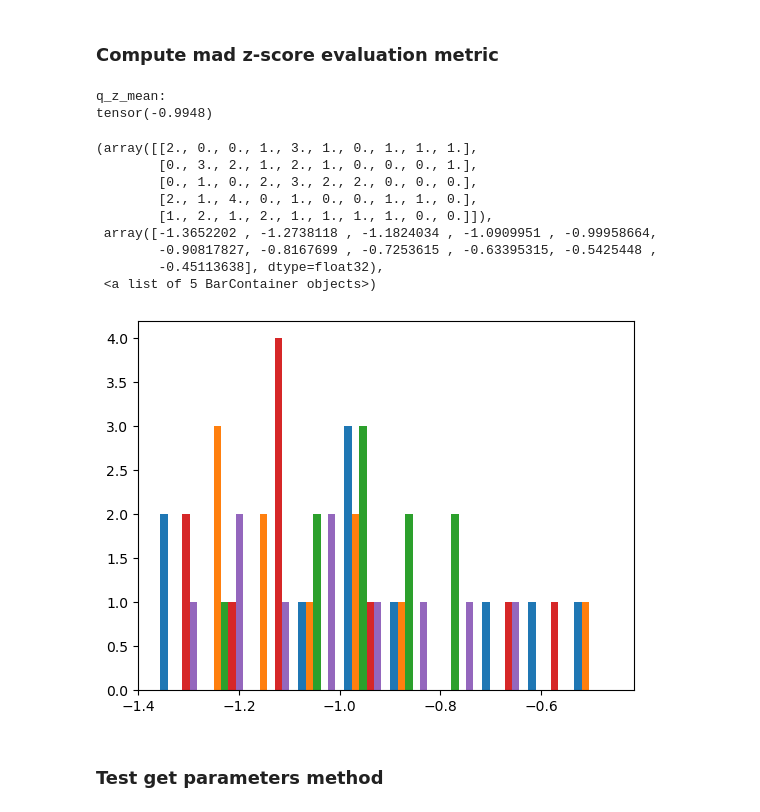
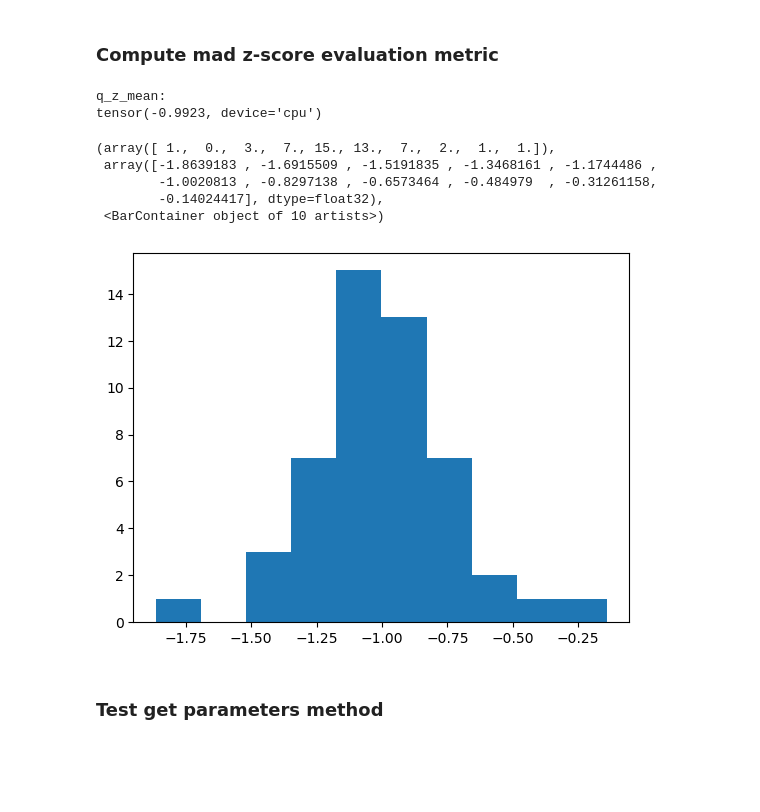
Before and after one commit to skambha6/tissue_purifier_sk, a Jupyter notebook: src/tissue_purifier/genex/pyro_simulations_from_scratch.ipynb, the cells around one changed output. Cells and saved outputs as stored; diff of their text form; code cells hidden in the pictures; blank space fills up the shorter version.

```diff
--- a/src/tissue_purifier/genex/pyro_simulations_from_scratch.ipynb
+++ b/src/tissue_purifier/genex/pyro_simulations_from_scratch.ipynb
@@ -50,5 +51,5 @@ use_covariates_generate = True
 # %%
-## simulate fake counts
+## simulate fake ncv/covariate counts
 
 beta0_k1g = dist.Normal(-2, 1).sample((k,g))[:, None, :]
 
@@ -62,15 +63,15 @@ total_umi_n11 = total_umi_n1[..., None]
 
 # sample fake ncv vectors
 prob = np.array([0.75])
-ncv_n1l = dist.Dirichlet(torch.tensor(np.repeat(prob,[l]))).sample((n,1))
+covar_n1l = dist.Dirichlet(torch.tensor(np.repeat(prob,[l]))).sample((n,1))
 #ncv_n1l = torch.ones((n,1,l))
 
 #print(ncv_n1l)
-ncv_nl = torch.squeeze(ncv_n1l, 1)
-ncv_nl1 = ncv_nl.unsqueeze(dim=-1)
+covar_nl = torch.squeeze(covar_n1l, 1)
+covar_nl1 = covar_nl.unsqueeze(dim=-1)
 
 ## sample fake covariates
-beta_klg = dist.Normal(0,1).sample((k,l,g))
+beta_klg = dist.Normal(0,covar_var).sample((k,l,g))
 
 ## mean centering beta ##
 #mean = torch.mean(beta_klg, dim=-2)
@@ -91,7 +92,7 @@ beta_nlg = beta_klg[cell_ids_n]
 #print(torch.sum(ncv_nl1 * beta_nlg, dim=-2, keepdim=True))
 
 if use_covariates_generate:
-    log_mu_n1g = beta0_n1g + torch.sum(ncv_nl1 * beta_nlg, dim=-2, keepdim=True)
+    log_mu_n1g = beta0_n1g + torch.sum(covar_nl1 * beta_nlg, dim=-2, keepdim=True)
     #log_mu_n1g = torch.sum(ncv_nl1 * beta_nlg, dim=-2, keepdim=True)
 else:
     log_mu_n1g = beta0_n1g
@@ -125,14 +176,15 @@ from scipy import sparse
 counts_ng = np.float32(sim_counts_n1g.squeeze()) ## assume n and g aren't 1
 sim_anndata = anndata.AnnData(X=sparse.csr_matrix(counts_ng))
 sim_anndata.obs['cell_type'] = cell_ids_n.numpy()
-sim_anndata.obsm['ncv'] = np.array(ncv_nl)
+
+sim_anndata.obsm[simulate_covar] = np.array(covar_nl)
 
 ## Run GLM
 
 gene_dataset = make_gene_dataset_from_anndata(
         anndata=sim_anndata,
         cell_type_key='cell_type',
-        covariate_key = 'ncv',
+        covariate_key = simulate_covar,
         preprocess_strategy='raw',
         apply_pca=False)
 # %%
@@ -142,13 +194,29 @@ train_dataset, test_dataset, val_dataset = next(iter(train_test_val_split(gene_d
 
 pyro.clear_param_store()
 torch.cuda.empty_cache()
+
+### is this bad to do?
+if torch.cuda.is_available():
+    torch.set_default_tensor_type('torch.cuda.FloatTensor')
+
 gr_cov = GeneRegression(use_covariates = use_covariates_model)
 gr_cov.configure_optimizer(optimizer_type='adam', lr=5e-3)
-beta0_k1g_store, beta_klg_store = gr_cov.train(
-    dataset=train_dataset,
-    n_steps=5000,
-    print_frequency=500,
-    subsample_size_cells=1000)
+
+if simulate_covar == 'ncv':
+    beta0_k1g_store, beta_klg_store = gr_cov.train(
+        dataset=train_dataset,
+        n_steps=5000,
+        print_frequency=500,
+        #l2_regularization_strength=1000,
+        subsample_size_cells=1000)
+elif simulate_covar == 'barlow':
+    beta0_k1g_store, beta_klg_store = gr_cov.train(
+        dataset=train_dataset,
+        n_steps=5000,
+        print_frequency=500,
+        l2_regularization_strength=1/barlow_var,
+        subsample_size_cells=1000)
+
 
 fig, axes = plt.subplots(ncols=2, figsize=(8,4))
 gr_cov.show_loss(ax=axes[0])
@@ -420,27 +492,23 @@ for n, key in enumerate(result_dict.keys()):
 # %%
 ## predict on val dataset
 
 print('q_z_mean:')
 print(q_z_kg_tmp_test.mean())
 
-plt.hist(q_z_kg_tmp_test)
+plt.hist(q_z_kg_tmp_test.flatten())
 # plt.scatter(val_dataset.counts.flatten(), pred_val_counts_ng.detach().numpy().flatten())
 # plt.title('counts correlation')
 # plt.xlabel('true counts')
 # plt.ylabel('predicted counts')
 # %% [output]
 q_z_mean:
-tensor(-0.9948)
+tensor(-0.9923, device='cpu')
-(array([[2., 0., 0., 1., 3., 1., 0., 1., 1., 1.],
-        [0., 3., 2., 1., 2., 1., 0., 0., 0., 1.],
-        [0., 1., 0., 2., 3., 2., 2., 0., 0., 0.],
-        [2., 1., 4., 0., 1., 0., 0., 1., 1., 0.],
-        [1., 2., 1., 2., 1., 1., 1., 1., 0., 0.]]),
- array([-1.3652202 , -1.2738118 , -1.1824034 , -1.0909951 , -0.99958664,
-        -0.90817827, -0.8167699 , -0.7253615 , -0.63395315, -0.5425448 ,
-        -0.45113638], dtype=float32),
- <a list of 5 BarContainer objects>)
+(array([ 1.,  0.,  3.,  7., 15., 13.,  7.,  2.,  1.,  1.]),
+ array([-1.8639183 , -1.6915509 , -1.5191835 , -1.3468161 , -1.1744486 ,
+        -1.0020813 , -0.8297138 , -0.6573464 , -0.484979  , -0.31261158,
+        -0.14024417], dtype=float32),
+ <BarContainer object of 10 artists>)
-[figure, old version]
+[figure, new version]
 # %% [markdown]
 ### Test get parameters method
 # %%
```
Also changed, not shown: parts of 21 cells of this notebook, 1 other file.
